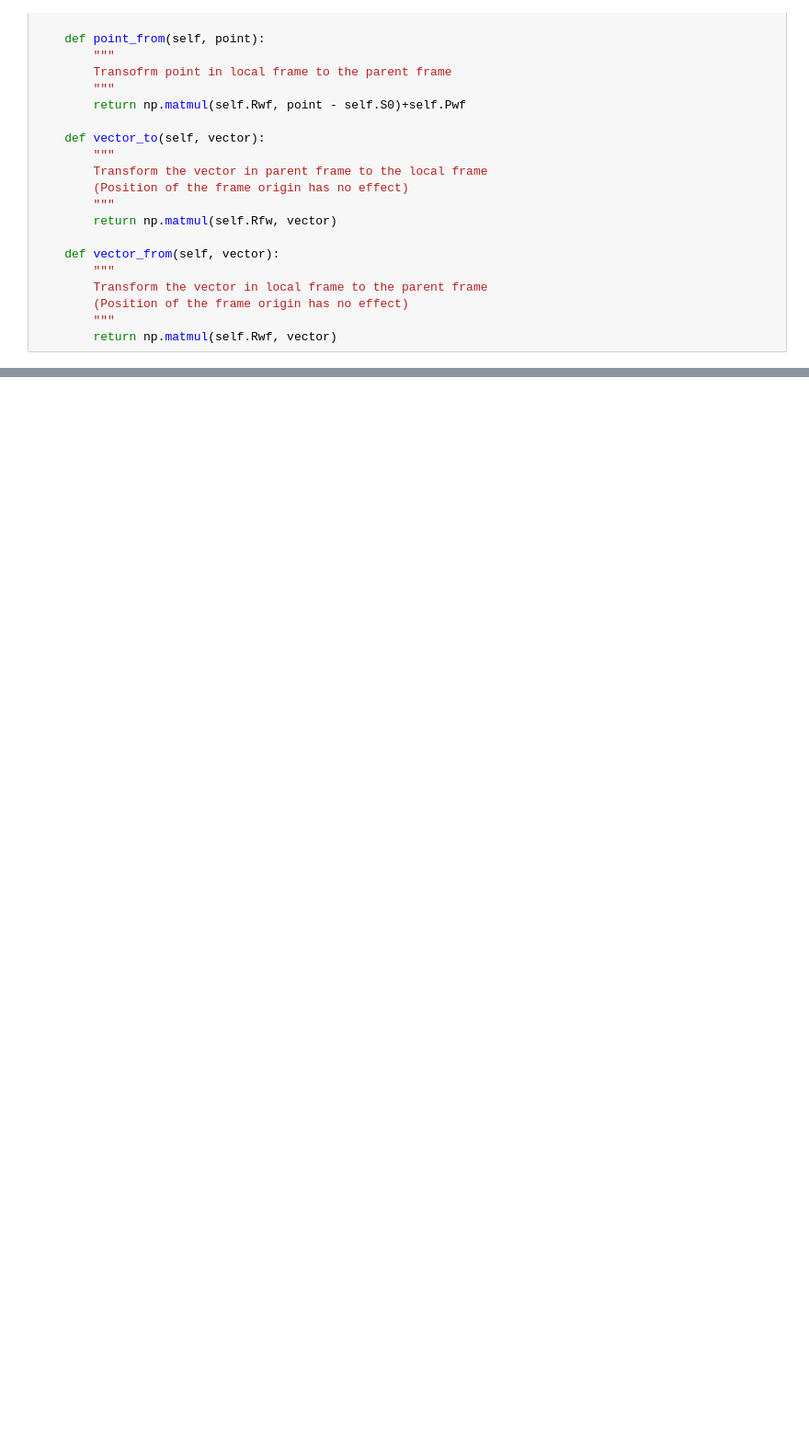
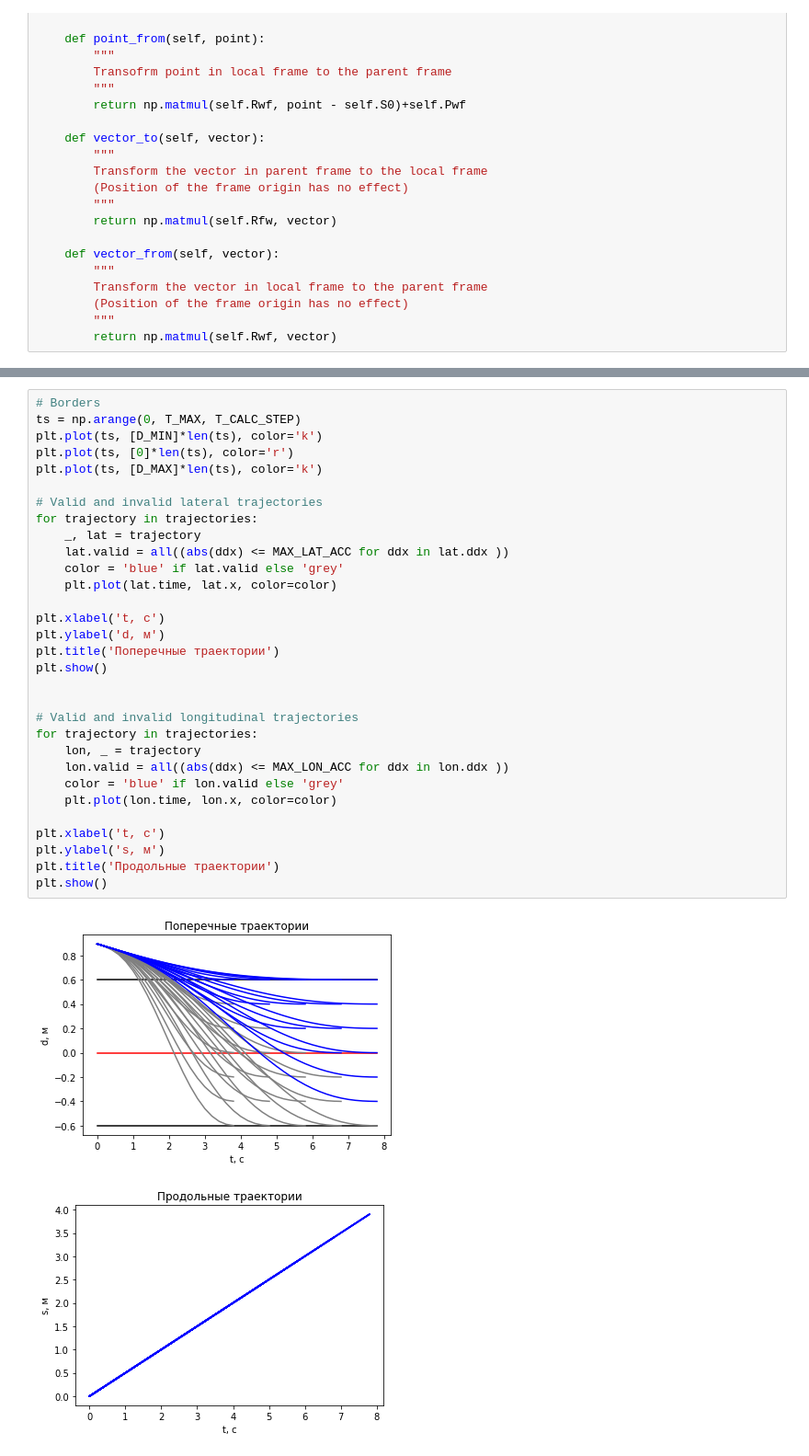
Before and after one commit to aemarkov/jetson_car, a Jupyter notebook: quntic-planning.ipynb, the cells around one changed output, grey strips where cells are left out. Shown: that part at 92% size. Drawn from its saved outputs; the diff is of its cells as text; blank space fills up the shorter version.

```diff
--- a/quntic-planning.ipynb
+++ b/quntic-planning.ipynb
@@ -288,0 +325,34 @@ plt.show()
+# %%
+# Borders
+ts = np.arange(0, T_MAX, T_CALC_STEP)
+plt.plot(ts, [D_MIN]*len(ts), color='k')
+plt.plot(ts, [0]*len(ts), color='r')
+plt.plot(ts, [D_MAX]*len(ts), color='k')
+
+# Valid and invalid lateral trajectories
+for trajectory in trajectories:
+    _, lat = trajectory
+    lat.valid = all((abs(ddx) <= MAX_LAT_ACC for ddx in lat.ddx ))
+    color = 'blue' if lat.valid else 'grey'
+    plt.plot(lat.time, lat.x, color=color)
+
+plt.xlabel('t, c')
+plt.ylabel('d, м')
+plt.title('Поперечные траектории')
+plt.show()
+
+
+# Valid and invalid longitudinal trajectories
+for trajectory in trajectories:
+    lon, _ = trajectory
+    lon.valid = all((abs(ddx) <= MAX_LON_ACC for ddx in lon.ddx ))
+    color = 'blue' if lon.valid else 'grey'
+    plt.plot(lon.time, lon.x, color=color)
+
+plt.xlabel('t, c')
+plt.ylabel('s, м')
+plt.title('Продольные траектории')
+plt.show()
+# %% [output]
+[figure, added]
+[figure, added]
```
Also changed, not shown: parts of 15 cells of this notebook.
